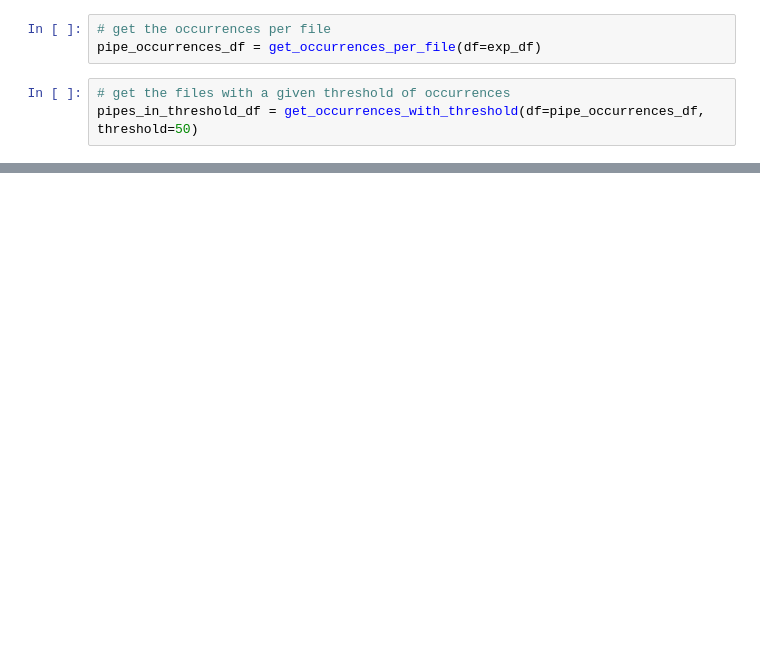
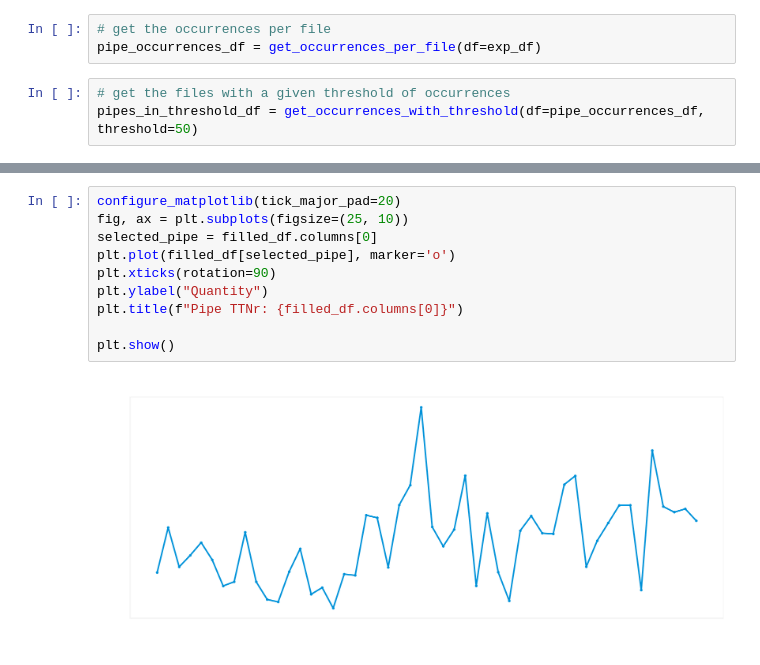
Before and after one commit to sahinozan/Bosch-Forecasting, a Jupyter notebook: stat.ipynb, the cells around one changed output, grey strips where cells are left out. Cells and saved outputs as stored; diff of their text form; blank space fills up the shorter version.

```diff
--- a/stat.ipynb
+++ b/stat.ipynb
@@ -78,0 +102,12 @@ plt.show()
+# %%
+configure_matplotlib(tick_major_pad=20)
+fig, ax = plt.subplots(figsize=(25, 10))
+selected_pipe = filled_df.columns[0]
+plt.plot(filled_df[selected_pipe], marker='o')
+plt.xticks(rotation=90)
+plt.ylabel("Quantity")
+plt.title(f"Pipe TTNr: {filled_df.columns[0]}")
+
+plt.show()
+# %% [output]
+[figure, added]
```
Also changed, not shown: parts of 10 cells of this notebook, 1 other file.
